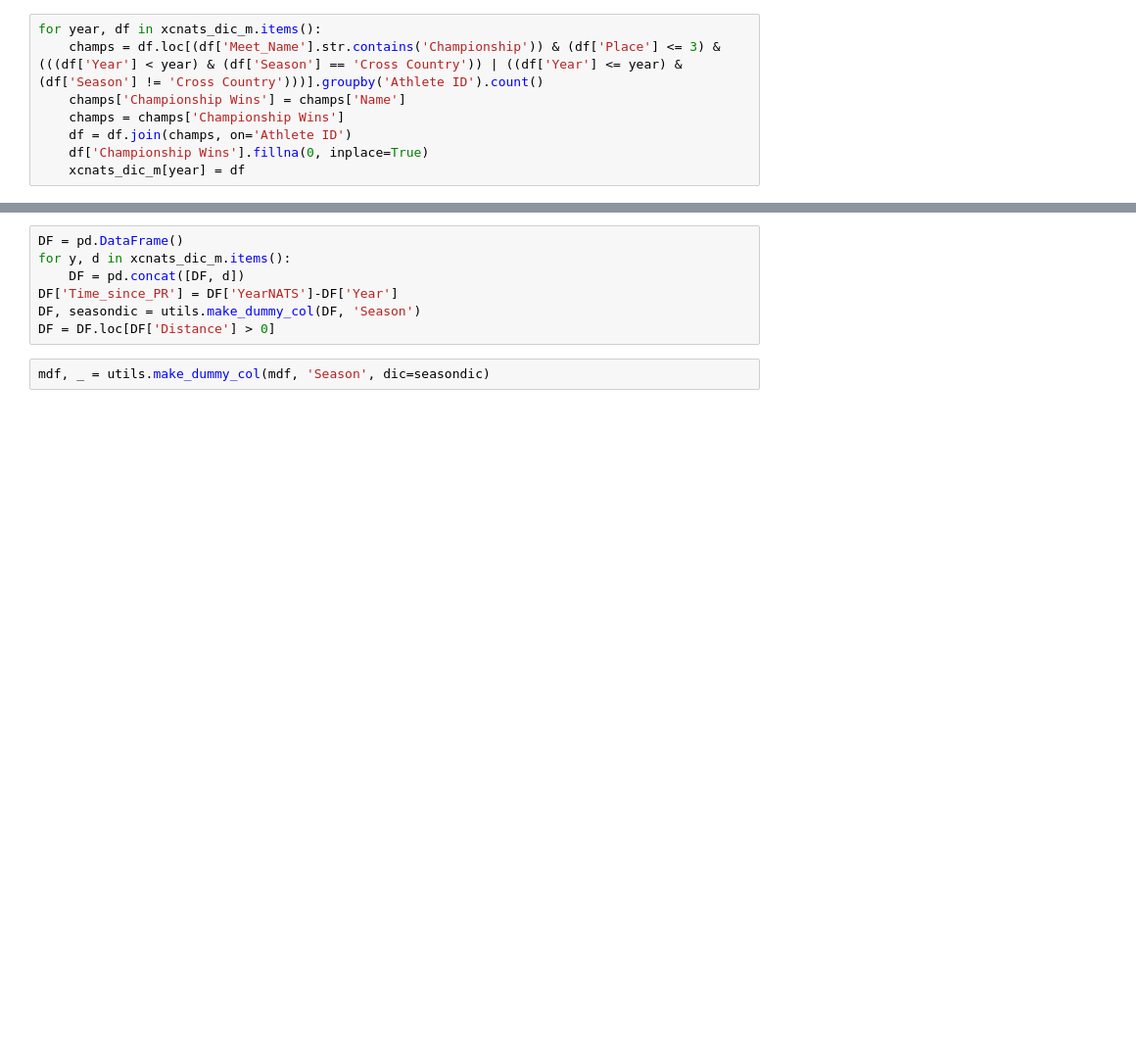
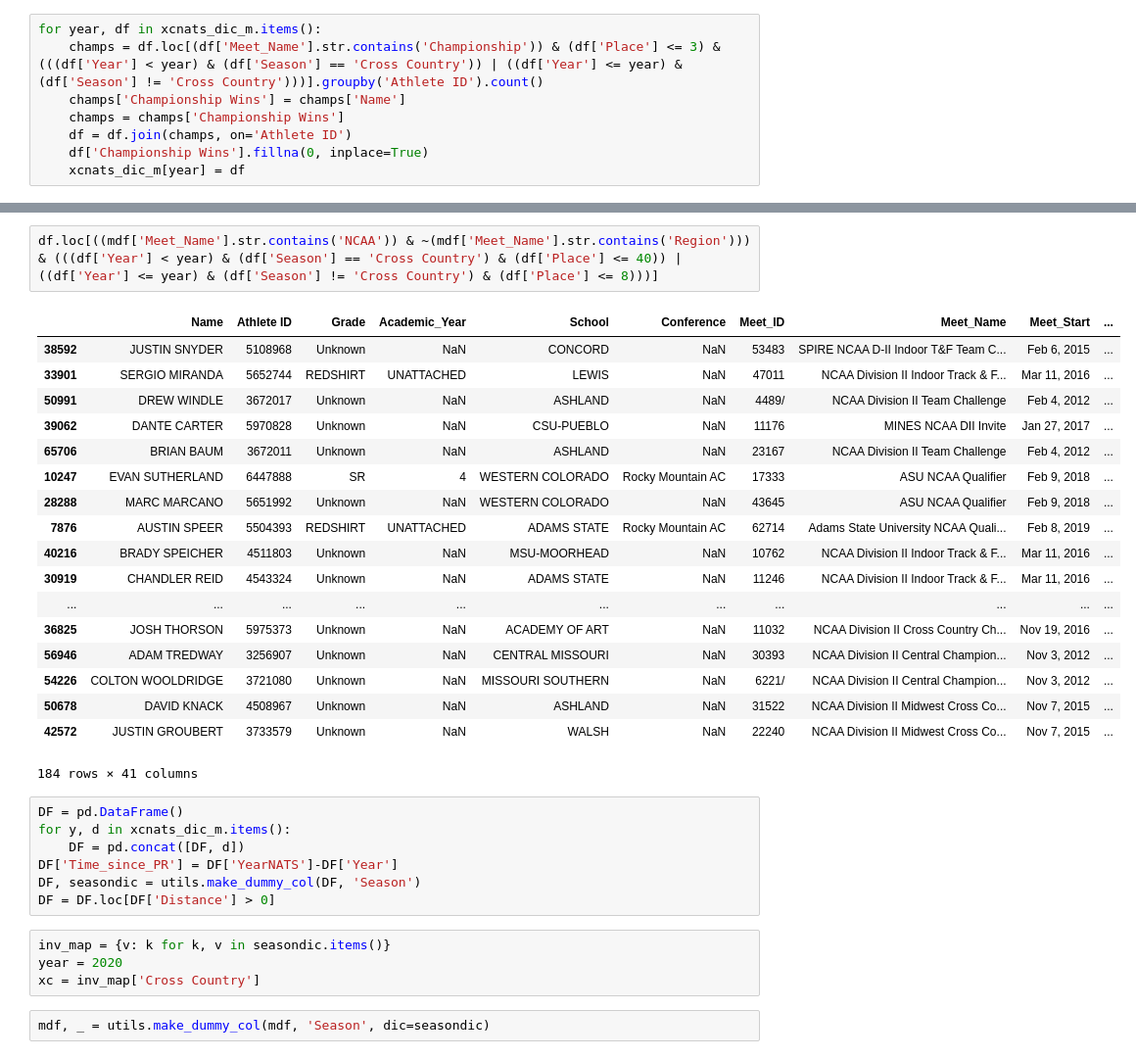
Before and after one commit to LukeJSD/ML-Play-With-Data, a Jupyter notebook: examine_data.ipynb, the cells around one changed output, grey strips where cells are left out. Shown at 98% size. Saved outputs shown, nothing was run; the diff lists cells and outputs as text; blank space fills up the shorter version.

```diff
--- a/examine_data.ipynb
+++ b/examine_data.ipynb
@@ -99,3 +107,24 @@ for year, df in xcnats_dic_m.items():
+# %%
+df.loc[((mdf['Meet_Name'].str.contains('NCAA')) & ~(mdf['Meet_Name'].str.contains('Region'))) & (((df['Year'] < year) & (df['Season'] == 'Cross Country') & (df['Place'] <= 40)) | ((df['Year'] <= year) & (df['Season'] != 'Cross Country') & (df['Place'] <= 8)))]
+# %% [output]
+|  | Name | Athlete ID | Grade | Academic_Year | School | Conference | Meet_ID | Meet_Name | Meet_Start | ... |
+| 38592 | JUSTIN SNYDER | 5108968 | Unknown | NaN | CONCORD | NaN | 53483 | SPIRE NCAA D-II Indoor T&F Team C... | Feb 6, 2015 | ... |
+| 33901 | SERGIO MIRANDA | 5652744 | REDSHIRT | UNATTACHED | LEWIS | NaN | 47011 | NCAA Division II Indoor Track & F... | Mar 11, 2016 | ... |
+| 50991 | DREW WINDLE | 3672017 | Unknown | NaN | ASHLAND | NaN | 4489/ | NCAA Division II Team Challenge | Feb 4, 2012 | ... |
+| 39062 | DANTE CARTER | 5970828 | Unknown | NaN | CSU-PUEBLO | NaN | 11176 | MINES NCAA DII Invite | Jan 27, 2017 | ... |
+| 65706 | BRIAN BAUM | 3672011 | Unknown | NaN | ASHLAND | NaN | 23167 | NCAA Division II Team Challenge | Feb 4, 2012 | ... |
+| 10247 | EVAN SUTHERLAND | 6447888 | SR | 4 | WESTERN COLORADO | Rocky Mountain AC | 17333 | ASU NCAA Qualifier | Feb 9, 2018 | ... |
+| 28288 | MARC MARCANO | 5651992 | Unknown | NaN | WESTERN COLORADO | NaN | 43645 | ASU NCAA Qualifier | Feb 9, 2018 | ... |
+| 7876 | AUSTIN SPEER | 5504393 | REDSHIRT | UNATTACHED | ADAMS STATE | Rocky Mountain AC | 62714 | Adams State University NCAA Quali... | Feb 8, 2019 | ... |
+| 40216 | BRADY SPEICHER | 4511803 | Unknown | NaN | MSU-MOORHEAD | NaN | 10762 | NCAA Division II Indoor Track & F... | Mar 11, 2016 | ... |
+| 30919 | CHANDLER REID | 4543324 | Unknown | NaN | ADAMS STATE | NaN | 11246 | NCAA Division II Indoor Track & F... | Mar 11, 2016 | ... |
+| ... | ... | ... | ... | ... | ... | ... | ... | ... | ... | ... |
+| 36825 | JOSH THORSON | 5975373 | Unknown | NaN | ACADEMY OF ART | NaN | 11032 | NCAA Division II Cross Country Ch... | Nov 19, 2016 | ... |
+| 56946 | ADAM TREDWAY | 3256907 | Unknown | NaN | CENTRAL MISSOURI | NaN | 30393 | NCAA Division II Central Champion... | Nov 3, 2012 | ... |
+| 54226 | COLTON WOOLDRIDGE | 3721080 | Unknown | NaN | MISSOURI SOUTHERN | NaN | 6221/ | NCAA Division II Central Champion... | Nov 3, 2012 | ... |
+| 50678 | DAVID KNACK | 4508967 | Unknown | NaN | ASHLAND | NaN | 31522 | NCAA Division II Midwest Cross Co... | Nov 7, 2015 | ... |
+| 42572 | JUSTIN GROUBERT | 3733579 | Unknown | NaN | WALSH | NaN | 22240 | NCAA Division II Midwest Cross Co... | Nov 7, 2015 | ... |
+184 rows × 41 columns
 # %%
 DF = pd.DataFrame()
 for y, d in xcnats_dic_m.items():
@@ -103,5 +132,9 @@ for y, d in xcnats_dic_m.items():
 DF['Time_since_PR'] = DF['YearNATS']-DF['Year']
 DF, seasondic = utils.make_dummy_col(DF, 'Season')
 DF = DF.loc[DF['Distance'] > 0]
+# %%
+inv_map = {v: k for k, v in seasondic.items()}
+year = 2020
+xc = inv_map['Cross Country']
 # %%
 mdf, _ = utils.make_dummy_col(mdf, 'Season', dic=seasondic)
```
Also changed, not shown: parts of 11 cells of this notebook.
